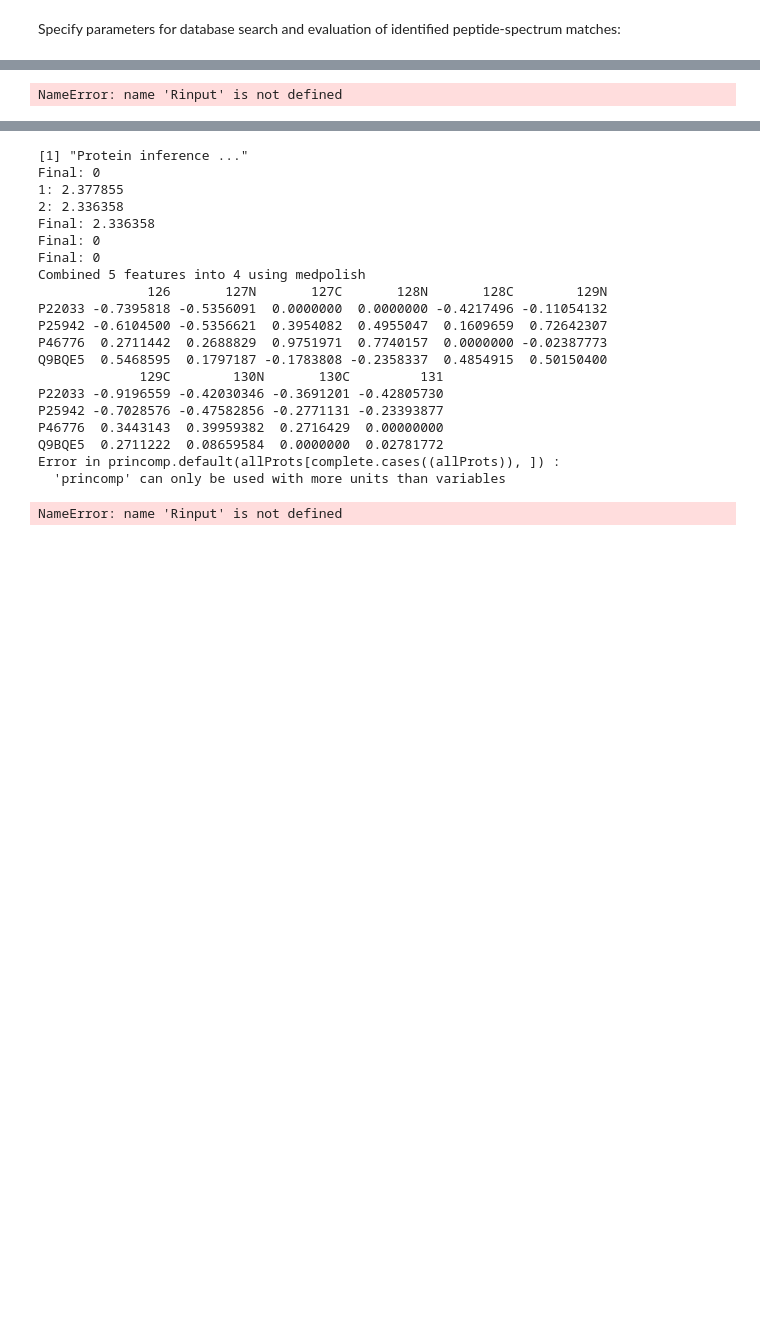
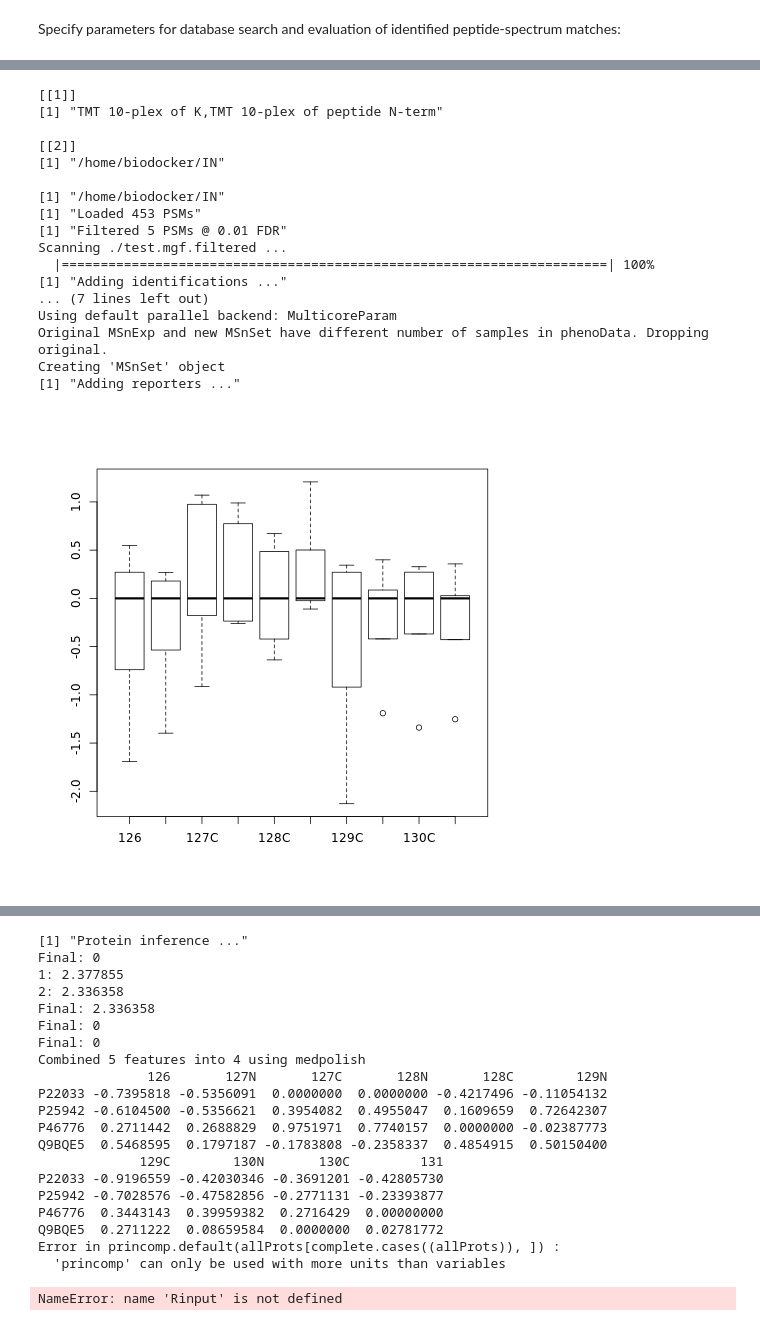
Before and after one commit to ProtProtocols/IsoProt, a Jupyter notebook: Example.ipynb, the cells around one changed output, grey strips where cells are left out. Cells and saved outputs as stored; diff of their text form; code cells hidden in the pictures; blank space fills up the shorter version.

```diff
--- a/Example.ipynb
+++ b/Example.ipynb
@@ -549,7 +545,6 @@ If you're reading this message in another frontend (for example, a static render
 %%R -i Rinput
 
 print(Rinput)
-stop()
 
 # reading parameters
 labeling <- Rinput[[1]]
@@ -734,31 +729,48 @@ print("Adding reporters ...")
   write.csv(exprs(allqnt),paste("/home/biodocker/OUT/",s,"/AllQuantPSMs.csv",sep=""))
     save(allqnt, file=paste("/home/biodocker/OUT/",s,"/AllQuantPSMs.RData",sep="") )
 
   ## Plots
   boxplot(exprs(allqnt))
 
 panel.cor <- function(x, y, digits=2, prefix="", cex.cor)
 {
     usr <- par("usr"); on.exit(par(usr))
     par(usr = c(0, 1, 0, 1))
     r <- abs(cor(x, y))
     txt <- format(c(r, 0.123456789), digits=digits)[1]
     txt <- paste(prefix, txt, sep="")
     if(missing(cex.cor)) cex <- 0.8/strwidth(txt)
 
     test <- cor.test(x,y)
     # borrowed from printCoefmat
     Signif <- symnum(test$p.value, corr = FALSE, na = FALSE,
                   cutpoints = c(0, 0.001, 0.01, 0.05, 0.1, 1),
                   symbols = c("***", "**", "*", ".", " "))
 
     text(0.5, 0.5, txt, cex = cex * r)
     text(.8, .8, Signif, cex=cex, col=2)
 }
 
   pairs(exprs(allqnt),lower.panel=panel.smooth, upper.panel=panel.cor)
 
   #print(fData(allqnt))
 }
 # %% [output]
-NameError: name 'Rinput' is not defined
+[[1]]
+[1] "TMT 10-plex of K,TMT 10-plex of peptide N-term"
+
+[[2]]
+[1] "/home/biodocker/IN"
+
+[1] "/home/biodocker/IN"
+[1] "Loaded 453 PSMs"
+[1] "Filtered 5 PSMs @ 0.01 FDR"
+Scanning ./test.mgf.filtered ...
+  |======================================================================| 100%
+[1] "Adding identifications ..."
+... (7 lines left out)
+Using default parallel backend: MulticoreParam
+Original MSnExp and new MSnSet have different number of samples in phenoData. Dropping original.
+Creating 'MSnSet' object
+[1] "Adding reporters ..."
+[figure, added]
```
Also changed, not shown: parts of 4 cells of this notebook.
